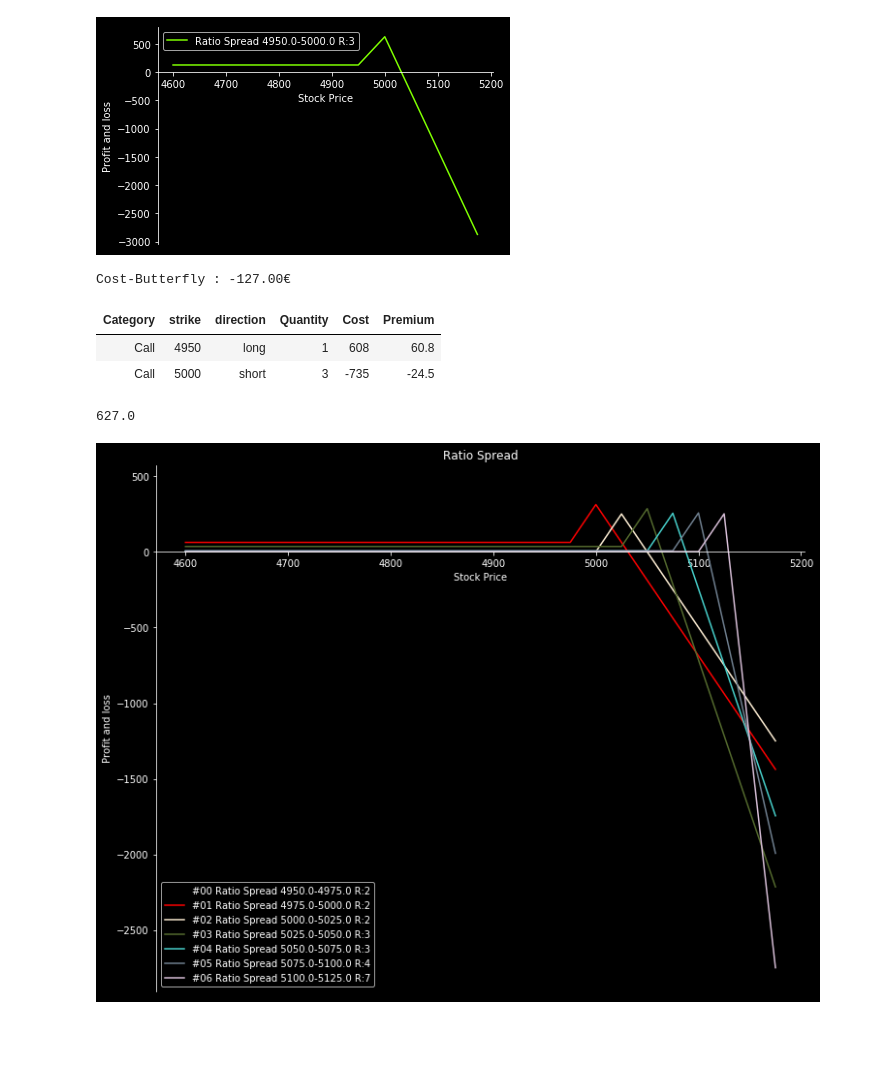
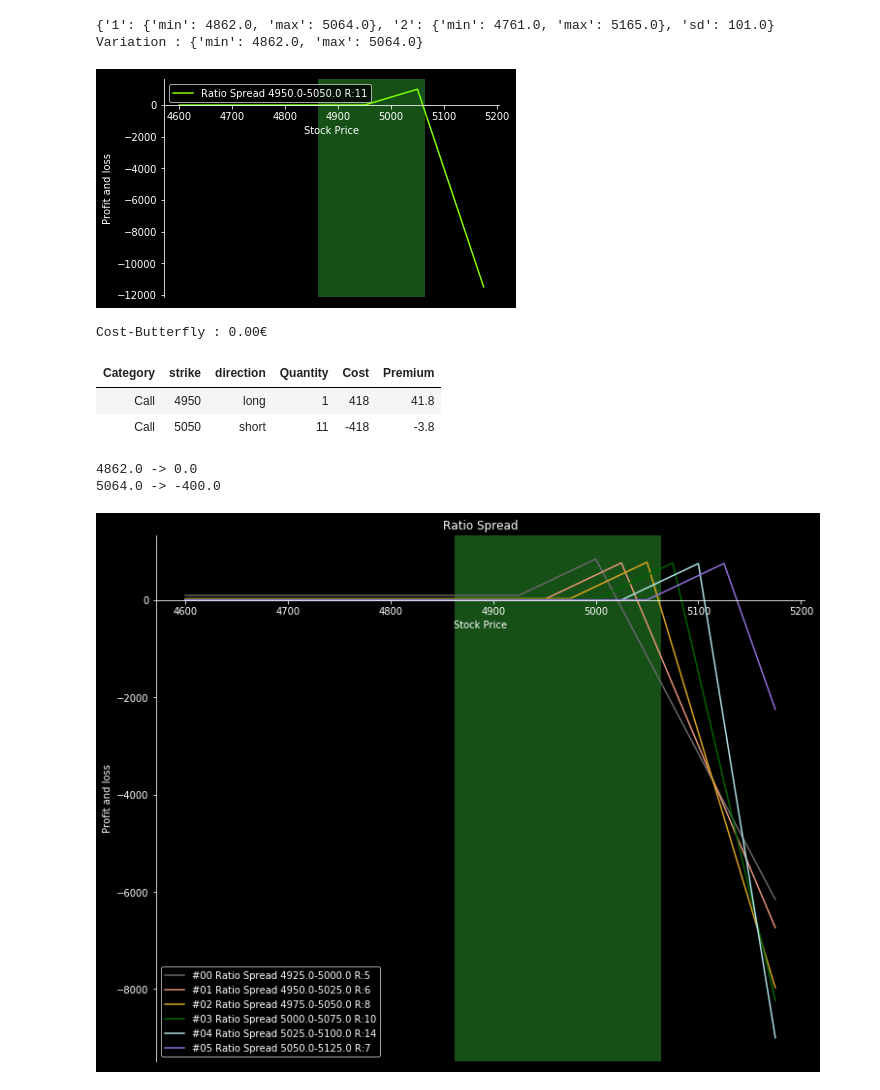
Before and after one commit to splanquart/spoption, a Jupyter notebook: ratiospread_chooser.ipynb, the cells around one changed output. Saved outputs shown, nothing was run; the diff lists cells and outputs as text; code cells hidden in the pictures; blank space fills up the shorter version.

```diff
--- a/ratiospread_chooser.ipynb
+++ b/ratiospread_chooser.ipynb
@@ -1,35 +1,50 @@
 # %%
 from IPython.display import display, Markdown, Latex
 
+from analyse import deviation
 from product import Option
 from strategy import *
 from euronext import Page, Ticker
 from graph import Graph
 
 g=Graph(4600, 5200, 25)
-p = Page(ticker=Ticker.CAC5PX, params='Class_type=0&Class_symbol=&Class_exchange=&ex=&ps=999&md=11-2018')
+p = Page(ticker=Ticker.CAC1PX, params='Class_type=0&Class_symbol=&Class_exchange=&ex=&ps=999&md=12-2018')
 p.fetch()
 (call, put) = p.scrap_options(multiplier=10)
+var = deviation(close=4963, volatility=18.58, period=3, precision=0)  # mercredi à l'ouverture
+print('{}'.format(var))
+sd = [var['1']['min'], var['1']['max']]
+print('Variation : {}'.format(var['1']))
+g.sdeviation = sd
+# %% [output]
+{'1': {'min': 4862.0, 'max': 5064.0}, '2': {'min': 4761.0, 'max': 5165.0}, 'sd': 101.0}
+Variation : {'min': 4862.0, 'max': 5064.0}
 # %%
-rs = RatioSpread(call[4950], call[5000])
+rs = RatioSpread(call[4950], call[5050])
 g.profit_strategy(rs)
 print('Cost-Butterfly : {:0.02f}€'.format(rs.cost()))
 g.display_summary(rs)
 max(rs.payoff(g.sT))
+
+import numpy as np
+v = rs.payoff(np.array(g.sdeviation), 'long')
+for strike, pv in zip(g.sdeviation, v):
+    print('{} -> {}'.format(strike, pv))
 # %% [output]
-[figure, old version]
+[figure, new version]
-Cost-Butterfly : -127.00€
+Cost-Butterfly : 0.00€
 | Category | strike | direction | Quantity | Cost | Premium |
-| Call | 4950 | long | 1 | 608 | 60.8 |
-| Call | 5000 | short | 3 | -735 | -24.5 |
+| Call | 4950 | long | 1 | 418 | 41.8 |
+| Call | 5050 | short | 11 | -418 | -3.8 |
-627.0
+4862.0 -> 0.0
+5064.0 -> -400.0
 # %%
 g.profit_rainbow(call.values(), 'short', title='Call Rainbow')
 # %%
-rss = RatioSpread.explorator(call.values(), step=25)
+rss = RatioSpread.explorator(call.values(), step=75)
 g.profit_rainbow(rss[6:], 'long', title='Ratio Spread')
 # %% [output]
-[figure, old version]
+[figure, new version]
 # %%
 rss = RatioSpread.explorator(put.values(), step=50)
 g.profit_rainbow(rss, 'long', title='Ratio Spread')
```
Also changed, not shown: parts of 1 cell of this notebook, 4 other files.
